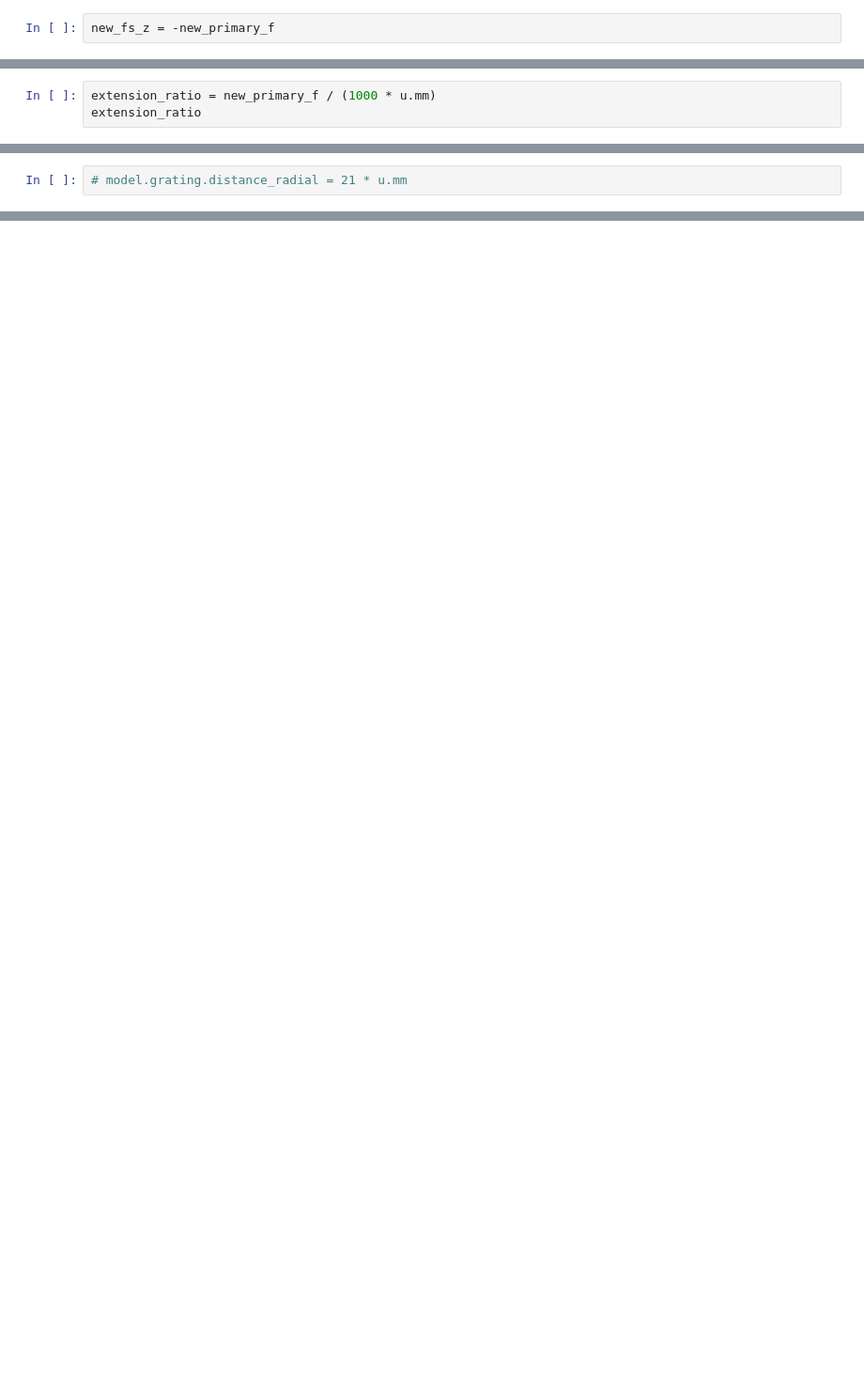
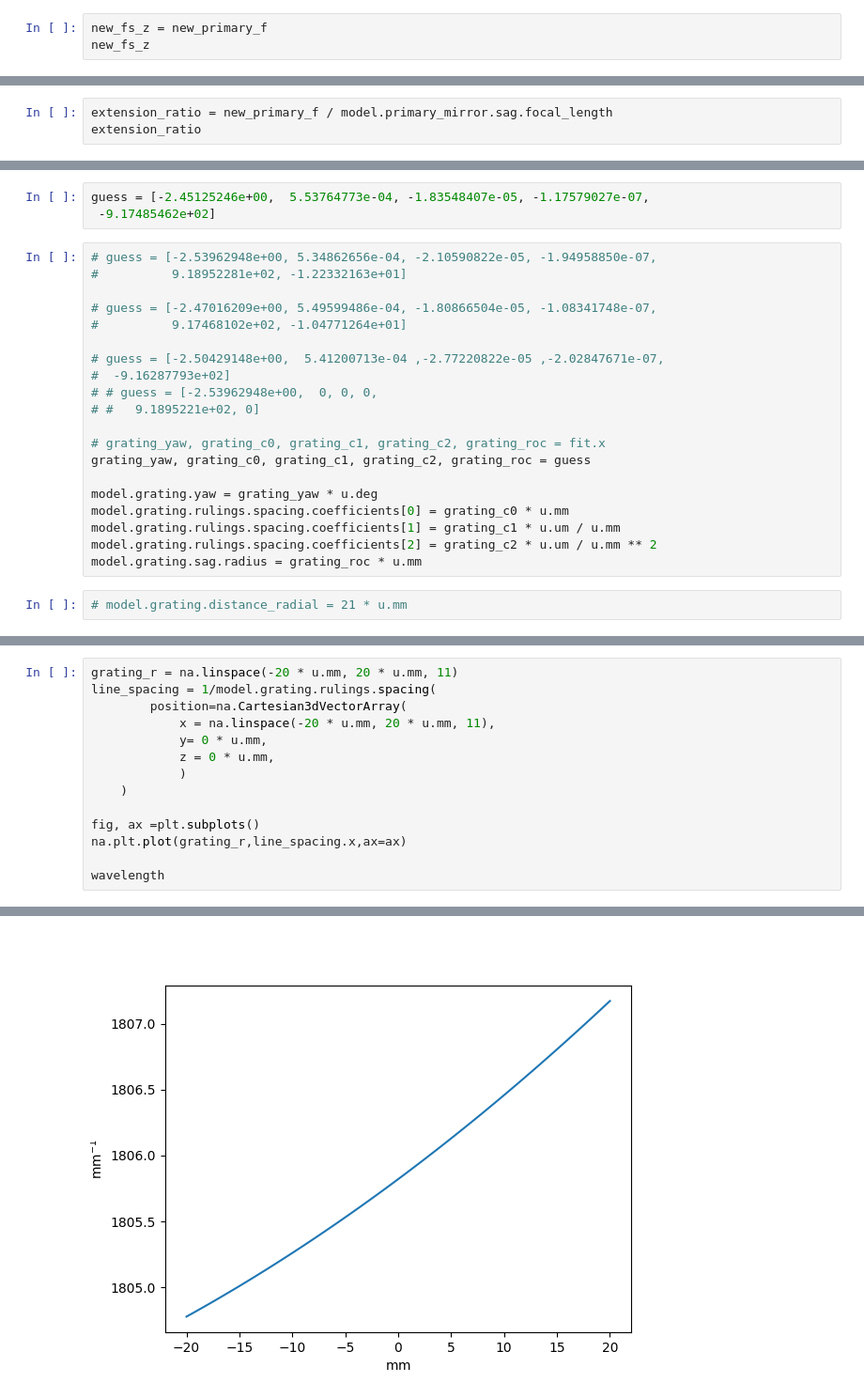
Before and after one commit to Kankelborg-Group/ESIS, a Jupyter notebook: esis/esis_ii_high_resolution_design.ipynb, the cells around one changed output, grey strips where cells are left out. Shown at 94% size. Drawn from its saved outputs; the diff is of its cells as text; blank space fills up the shorter version.

```diff
--- a/esis/esis_ii_high_resolution_design.ipynb
+++ b/esis/esis_ii_high_resolution_design.ipynb
@@ -119,2 +229,3 @@ new_primary_f
 # %%
-new_fs_z = -new_primary_f
+new_fs_z = new_primary_f
+new_fs_z
@@ -121,3 +234,3 @@ new_fs_z = -new_primary_f
 # %%
-extension_ratio = new_primary_f / (1000 * u.mm)
+extension_ratio = new_primary_f / model.primary_mirror.sag.focal_length
 extension_ratio
@@ -317,2 +553,25 @@ model.detector.yaw = detector_yaw * u.deg
+# %%
+guess = [-2.45125246e+00,  5.53764773e-04, -1.83548407e-05, -1.17579027e-07,
+ -9.17485462e+02]
+# %%
+# guess = [-2.53962948e+00, 5.34862656e-04, -2.10590822e-05, -1.94958850e-07,
+#          9.18952281e+02, -1.22332163e+01]
+
+# guess = [-2.47016209e+00, 5.49599486e-04, -1.80866504e-05, -1.08341748e-07,
+#          9.17468102e+02, -1.04771264e+01]
+
+# guess = [-2.50429148e+00,  5.41200713e-04 ,-2.77220822e-05 ,-2.02847671e-07,
+#  -9.16287793e+02]
+# # guess = [-2.53962948e+00,  0, 0, 0,
+# #   9.1895221e+02, 0]
+
+# grating_yaw, grating_c0, grating_c1, grating_c2, grating_roc = fit.x
+grating_yaw, grating_c0, grating_c1, grating_c2, grating_roc = guess
+
+model.grating.yaw = grating_yaw * u.deg
+model.grating.rulings.spacing.coefficients[0] = grating_c0 * u.mm
+model.grating.rulings.spacing.coefficients[1] = grating_c1 * u.um / u.mm
+model.grating.rulings.spacing.coefficients[2] = grating_c2 * u.um / u.mm ** 2
+model.grating.sag.radius = grating_roc * u.mm
 # %%
 # model.grating.distance_radial = 21 * u.mm
@@ -357,0 +777,15 @@ na.plt.scatter(
+# %%
+grating_r = na.linspace(-20 * u.mm, 20 * u.mm, 11)
+line_spacing = 1/model.grating.rulings.spacing(
+        position=na.Cartesian3dVectorArray(
+            x = na.linspace(-20 * u.mm, 20 * u.mm, 11),
+            y= 0 * u.mm,
+            z = 0 * u.mm,
+            )
+    )
+
+fig, ax =plt.subplots()
+na.plt.plot(grating_r,line_spacing.x,ax=ax)
+
+wavelength
+# %% [output]
@@ -357,0 +796 @@ na.plt.scatter(
+[figure, added]
```
Also changed, not shown: parts of 55 cells of this notebook, 1 other file.
